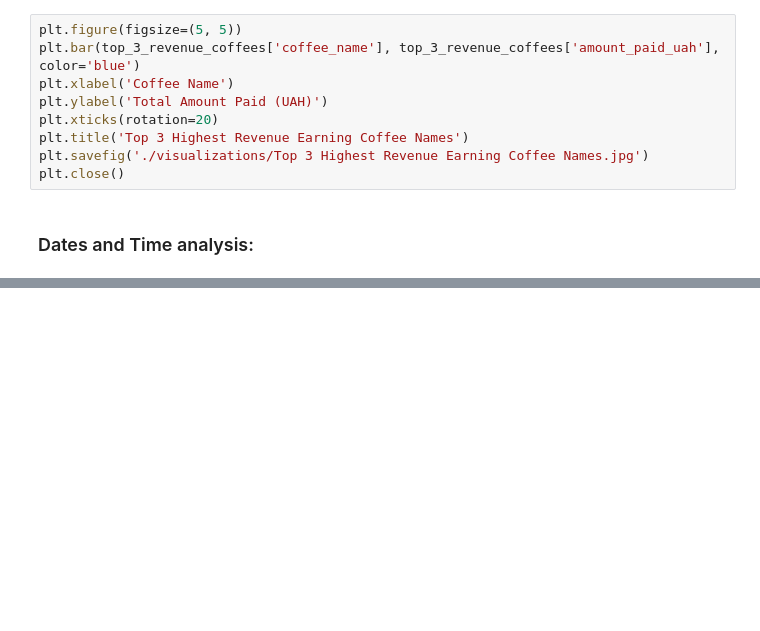
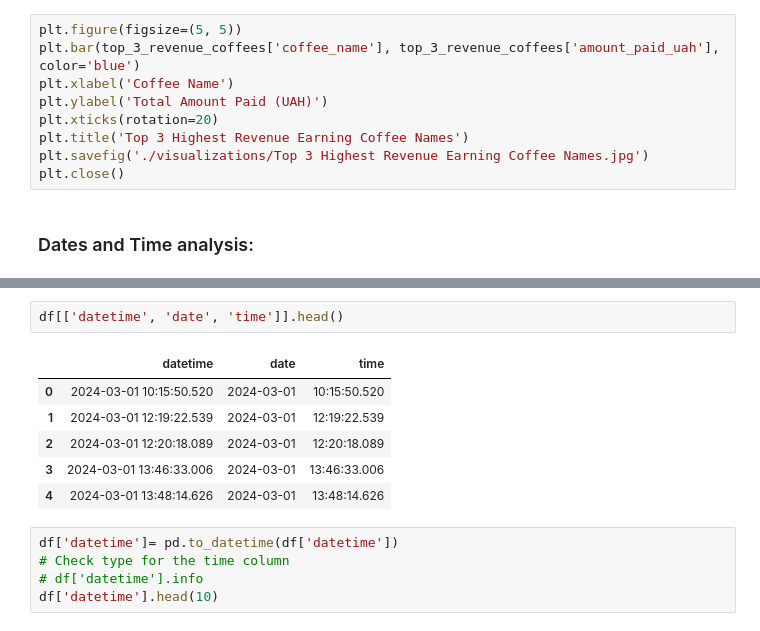
Before and after one commit to JoshuaFarara/KaggleWorld, a Jupyter notebook: notebooks/cofee_sales/coffee_sales_analyisis.ipynb, the cells around one changed output, grey strips where cells are left out. Cells and saved outputs as stored; diff of their text form; blank space fills up the shorter version.

```diff
--- a/notebooks/cofee_sales/coffee_sales_analyisis.ipynb
+++ b/notebooks/cofee_sales/coffee_sales_analyisis.ipynb
@@ -499,0 +456,14 @@ plt.close()
+# %%
+df[['datetime', 'date', 'time']].head()
+# %% [output]
+|  | datetime | date | time |
+| 0 | 2024-03-01 10:15:50.520 | 2024-03-01 | 10:15:50.520 |
+| 1 | 2024-03-01 12:19:22.539 | 2024-03-01 | 12:19:22.539 |
+| 2 | 2024-03-01 12:20:18.089 | 2024-03-01 | 12:20:18.089 |
+| 3 | 2024-03-01 13:46:33.006 | 2024-03-01 | 13:46:33.006 |
+| 4 | 2024-03-01 13:48:14.626 | 2024-03-01 | 13:48:14.626 |
+# %%
+df['datetime']= pd.to_datetime(df['datetime'])
+# Check type for the time column
+# df['datetime'].info
+df['datetime'].head(10)
```
Also changed, not shown: parts of 18 cells of this notebook.
